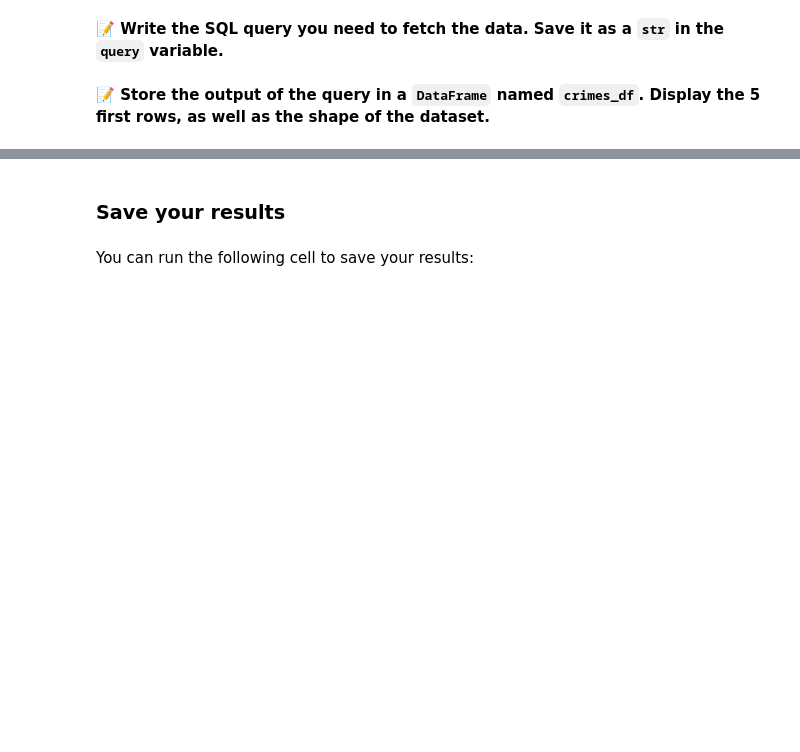
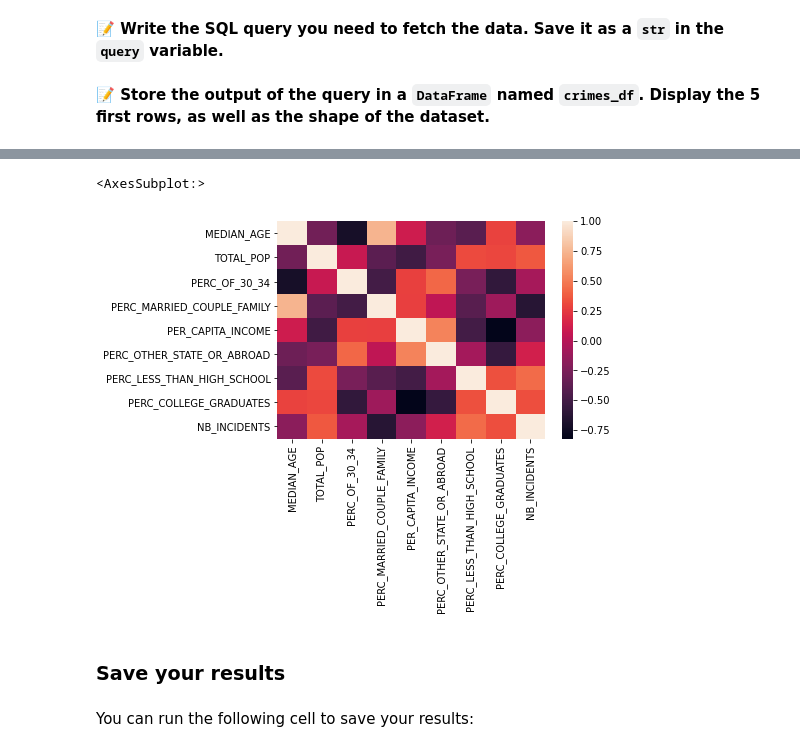
Before and after one commit to TheChwal/data-certification-exam, a Jupyter notebook: decision_science/boston_crimes.ipynb, the cells around one changed output, grey strips where cells are left out. Cells and saved outputs as stored; diff of their text form; code cells hidden in the pictures; blank space fills up the shorter version.

```diff
--- a/decision_science/boston_crimes.ipynb
+++ b/decision_science/boston_crimes.ipynb
@@ -187,6 +186,14 @@ crimes_df.head()
 | 2 | 30.6 | 47263 | 31.1 | 30.4 | 31473 | 3.5 | ... |
 | 3 | 32.5 | 54161 | 27.8 | 17.8 | 20978 | 2.9 | ... |
 | 4 | 36.7 | 26659 | 20.9 | 29.8 | 28356 | 2.3 | ... |
+# %%
+corr = crimes_df.corr()
+sns.heatmap(corr,
+        xticklabels=corr.columns,
+        yticklabels=corr.columns)
+# %% [output]
+<AxesSubplot:>
+[figure, added]
 # %% [markdown]
 ### Save your results
 # %% [markdown]
```
Also changed, not shown: parts of 31 cells of this notebook, 4 other files.
